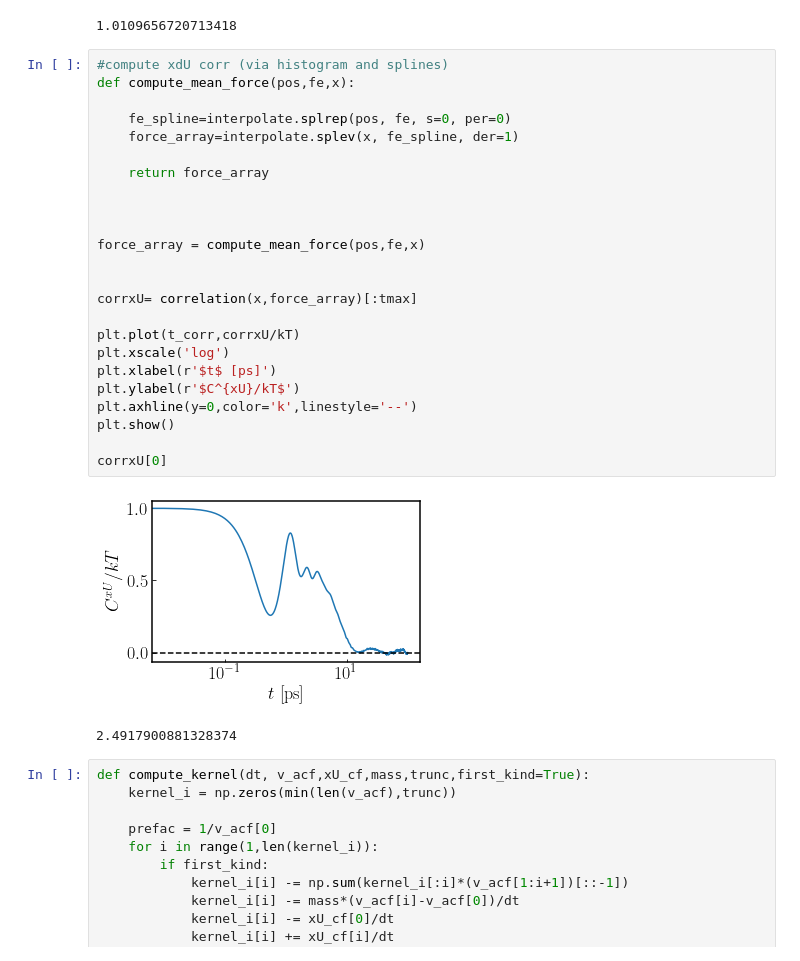
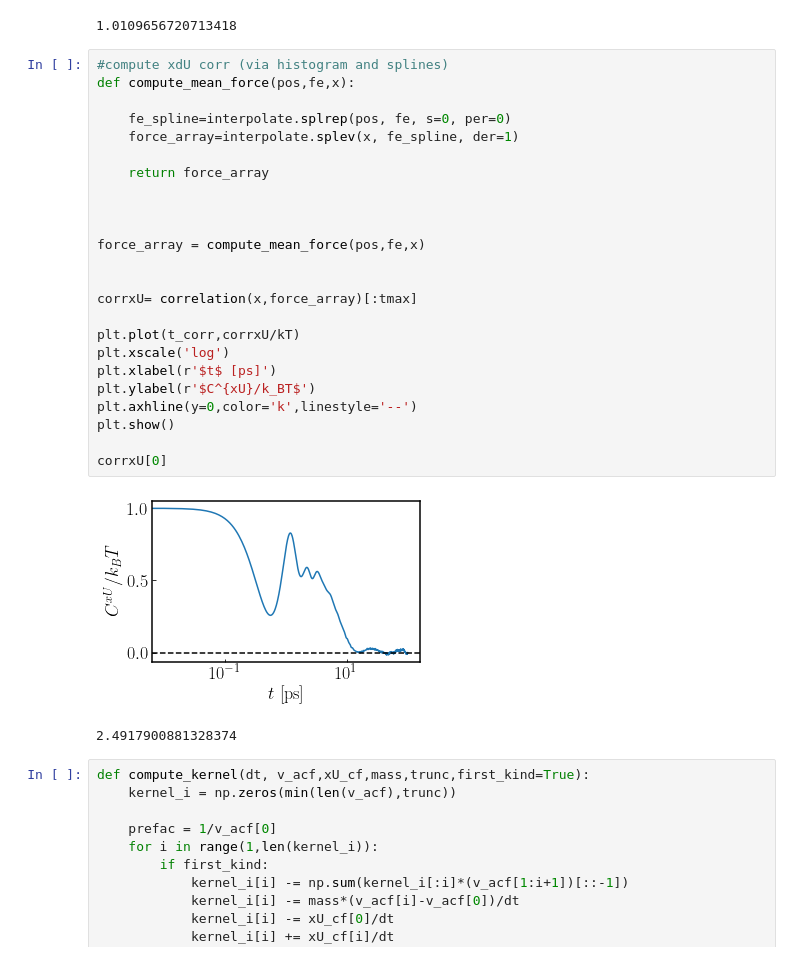
Before and after one commit to hkiefer/gle_sims, a Jupyter notebook: full_gle_modeling_example.ipynb, the cells around one changed output. Drawn from its saved outputs; the diff is of its cells as text.

```diff
--- a/full_gle_modeling_example.ipynb
+++ b/full_gle_modeling_example.ipynb
@@ -99,29 +101,29 @@ print(mass)
 # %%
 #compute xdU corr (via histogram and splines)
 def compute_mean_force(pos,fe,x):
 
     fe_spline=interpolate.splrep(pos, fe, s=0, per=0)
     force_array=interpolate.splev(x, fe_spline, der=1)
 
     return force_array
 
 
 
 force_array = compute_mean_force(pos,fe,x)
 
 
 corrxU= correlation(x,force_array)[:tmax]
 
 plt.plot(t_corr,corrxU/kT)
 plt.xscale('log')
 plt.xlabel(r'$t$ [ps]')
-plt.ylabel(r'$C^{xU}/kT$')
+plt.ylabel(r'$C^{xU}/k_BT$')
 plt.axhline(y=0,color='k',linestyle='--')
 plt.show()
 
 corrxU[0]
 # %% [output]
-[figure, old version]
+[figure, new version]
 2.4917900881328374
 # %%
 def compute_kernel(dt, v_acf,xU_cf,mass,trunc,first_kind=True):
```
Also changed, not shown: parts of 6 cells of this notebook.
